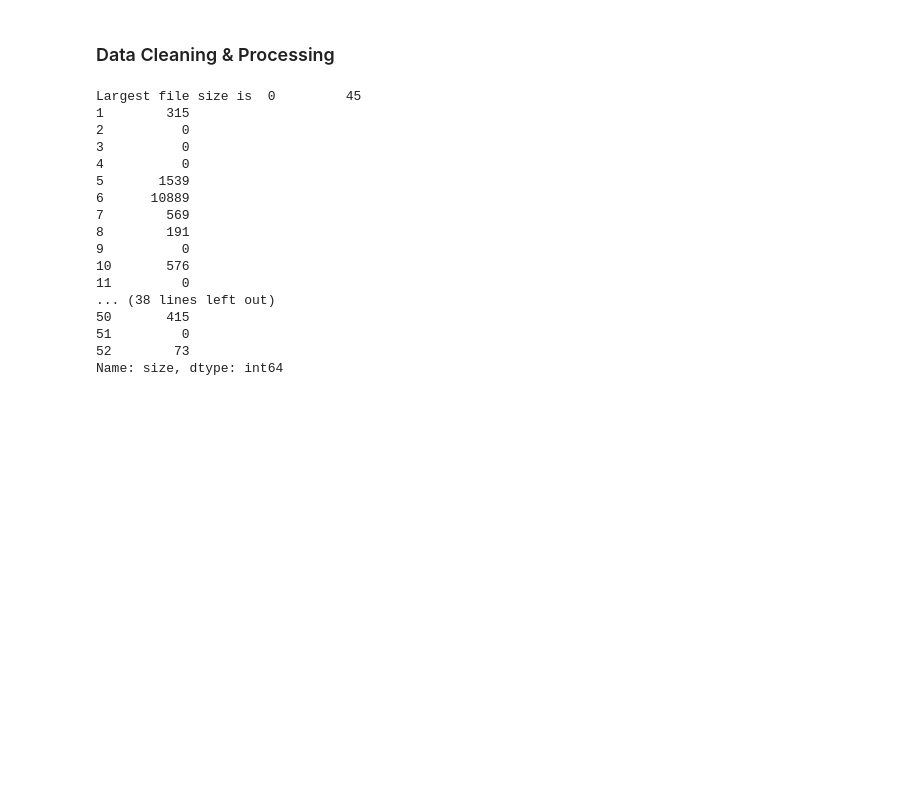
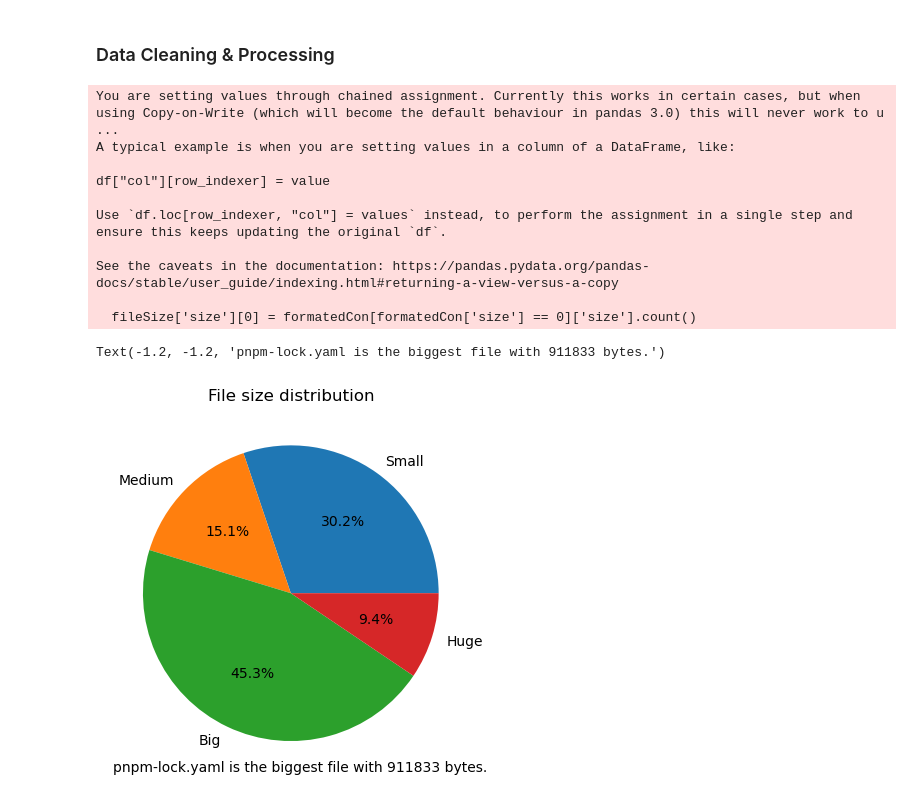
Before and after one commit to its6ueq/AIT2003, a Jupyter notebook: main.ipynb, the cells around one changed output. Cells and saved outputs as stored; diff of their text form; code cells hidden in the pictures; blank space fills up the shorter version.

```diff
--- a/main.ipynb
+++ b/main.ipynb
@@ -275,24 +229,6 @@ See the caveats in the documentation: https://pandas.pydata.org/pandas-docs/stab
 ## Languages
 # %% [markdown]
 ### Data Cleaning & Processing
-# %%
-#combine all raw files into one
-
-os.makedirs("Data", exist_ok=True)
-read_files = glob.glob("Raw/Languages/*.txt")
-combined_content = ""
-
-for i, f in enumerate(read_files):
-    with open(f, "r") as infile:
-        content = infile.read()
-        if i > 0:
-            content = content.lstrip().lstrip('[')
-        if i < len(read_files) - 1:
-            content = content.rstrip().rstrip(']') + ','
-        combined_content += content
-if(os.path.exists("Data/Languages/") == False): os.mkdir("Data/Languages")
-with open("Data/Languages/rawFile.txt", "w") as outfile:
-    outfile.write(combined_content)
 # %% [markdown]
 ### Languages
 # %%
@@ -323,22 +257,28 @@ formatedCon.to_csv('Data/Content/clearedFile.csv')
-# %%
-formatedCon = formatedCon.filter(['name', 'size'])
-formatedCon.sort_values(by = 'size', ascending = False).head(10)
-print("Largest file size is ", formatedCon['size'])
-# %% [output]
-Largest file size is  0         45
-1        315
-2          0
-3          0
-4          0
-5       1539
-6      10889
-7        569
-8        191
-9          0
-10       576
-11         0
-... (38 lines left out)
-50       415
-51         0
-52        73
-Name: size, dtype: int64
+# %%
+formatedCon = formatedCon.filter(['name', 'size'])
+formatedCon.to_csv('Data/Content/clearedFile.csv')
+formatedCon.set_index('name', inplace = True)
+formatedCon.sort_values(by = 'size', ascending = False).head(10)
+fileSize = pd.DataFrame()
+fileSize.index = ['Small', 'Medium', 'Big', 'Huge']
+fileSize['size'] = [0, 0, 0, 0]
+fileSize['size'][0] = formatedCon[formatedCon['size'] == 0]['size'].count()
+fileSize['size'][1] = formatedCon[(formatedCon['size'] <= 100) & (formatedCon['size'] > 0)]['size'].count()
+fileSize['size'][2] = formatedCon[(formatedCon['size'] <= 10000) & (formatedCon['size'] > 100)]['size'].count()
+fileSize['size'][3] = formatedCon[formatedCon['size'] > 10000]['size'].count()
+plt.pie(fileSize['size'], labels=fileSize.index, autopct='%1.1f%%')
+plt.title("File size distribution")
+plt.text(-1.2, -1.2, f'{formatedCon["size"].idxmax()} is the biggest file with {formatedCon["size"].max()} bytes.')
+# %% [output]
+You are setting values through chained assignment. Currently this works in certain cases, but when using Copy-on-Write (which will become the default behaviour in pandas 3.0) this will never work to u ...
+A typical example is when you are setting values in a column of a DataFrame, like:
+
+df["col"][row_indexer] = value
+
+Use `df.loc[row_indexer, "col"] = values` instead, to perform the assignment in a single step and ensure this keeps updating the original `df`.
+
+See the caveats in the documentation: https://pandas.pydata.org/pandas-docs/stable/user_guide/indexing.html#returning-a-view-versus-a-copy
+
+  fileSize['size'][0] = formatedCon[formatedCon['size'] == 0]['size'].count()
+Text(-1.2, -1.2, 'pnpm-lock.yaml is the biggest file with 911833 bytes.')
+[figure, added]
```
Also changed, not shown: parts of 14 cells of this notebook, 1 other file.
